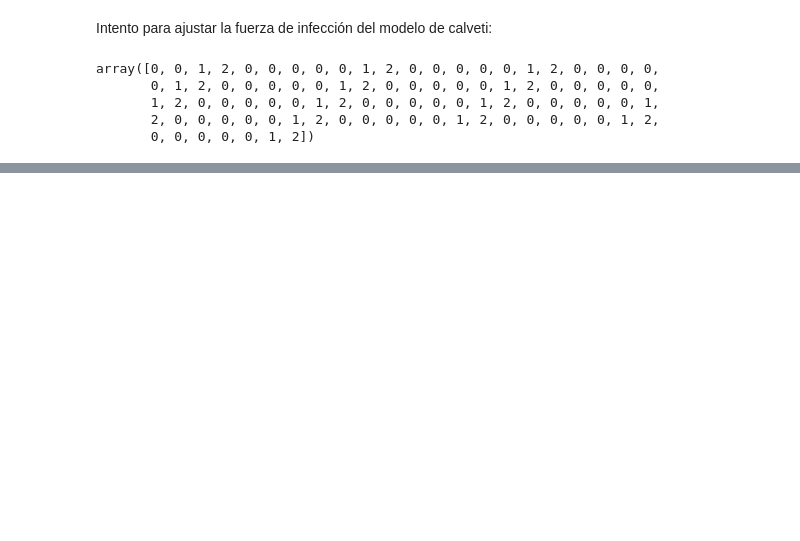
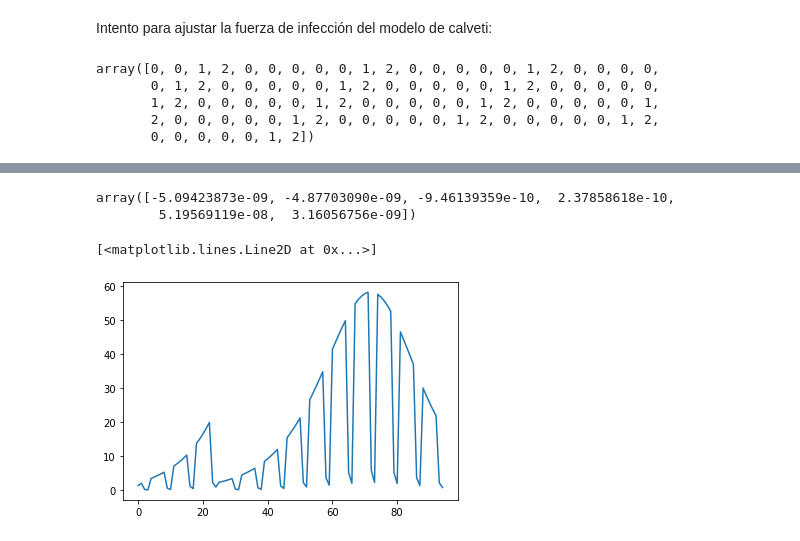
Before and after one commit to edtrelo/COVID19Model, a Jupyter notebook: src/model/EDAregions.ipynb, the cells around one changed output, grey strips where cells are left out. Saved outputs shown, nothing was run; the diff lists cells and outputs as text; code cells hidden in the pictures; blank space fills up the shorter version.

```diff
--- a/src/model/EDAregions.ipynb
+++ b/src/model/EDAregions.ipynb
@@ -370,17 +331,29 @@ def fuerza1D(Θ, t, i):
 # %%
-data = np.zeros((95, 47))
+data = np.zeros((95, 6))
 
-for i in range(47):
+for i in range(6):
     data[:, i] = λ(np.array(range(95)), i)
-# %%
-data = data.ravel()
 # %%
 def residual(Θ):
 
-    Y = np.zeros((95, 47))
+    Y = np.zeros((95, 6))
     t = np.array(range(95))
 
-    for i in range(47):
+    for i in range(6):
         Y[:, i] = fuerza1D(Θ, t, i)
 
-    return Y.ravel()
+    return sum(Y.ravel() - data.ravel())
+# %%
+ajuste = optimize.minimize(residual, [0.5]*6)
+# %%
+ajuste.x
+# %% [output]
+array([-5.09423873e-09, -4.87703090e-09, -9.46139359e-10,  2.37858618e-10,
+        5.19569119e-08,  3.16056756e-09])
+# %%
+t = np.array(range(95))
+
+plt.plot(t, -fuerza1D(ajuste.x, t, 2))
+# %% [output]
+[<matplotlib.lines.Line2D at 0x...>]
+[figure, added]
```
Also changed, not shown: parts of 20 cells of this notebook, 3 other files.
